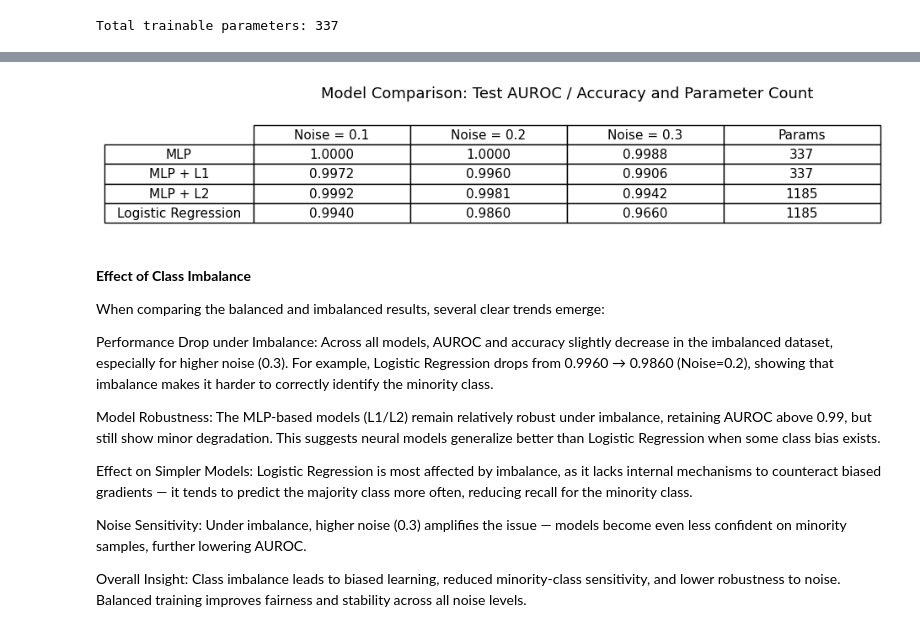
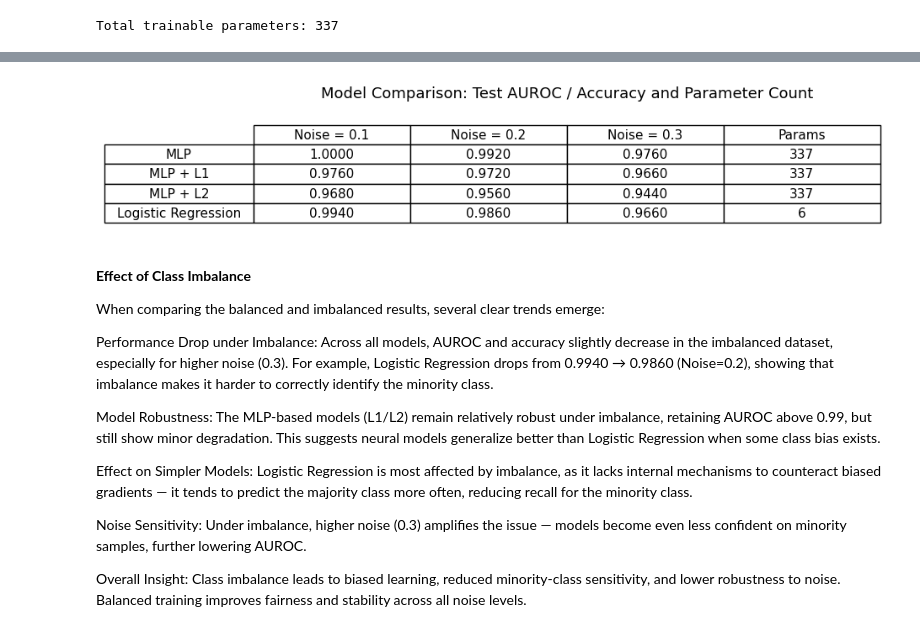
Before and after one commit to tirthshah2504/ES335-Assignment-3, a Jupyter notebook: Task2(IB).ipynb, the cells around one changed output, grey strips where cells are left out. Cells and saved outputs as stored; diff of their text form; code cells hidden in the pictures.

```diff
--- a/Task2(IB).ipynb
+++ b/Task2(IB).ipynb
@@ -712,45 +732,45 @@ import matplotlib.pyplot as plt
 
 # --- Model performance data ---
 models = ["MLP", "MLP + L1", "MLP + L2", "Logistic Regression"]
 
-noise_01 = [1.0000, 0.9972, 0.9992, 0.9940]
-noise_02 = [1.0000, 0.9960, 0.9981, 0.9860]
-noise_03 = [0.9988, 0.9906, 0.9942, 0.9660]
-params = [337, 337, 1185, 1185]
+noise_01 = [1.0000, 0.9760, 0.9680, 0.9940]
+noise_02 = [0.9920, 0.9720, 0.9560, 0.9860]
+noise_03 = [0.9760, 0.9660, 0.9440, 0.9660]
+params = [337, 337, 337, 6]
 
 # --- Create the table data ---
 table_data = []
 for i in range(len(models)):
     table_data.append([
         f"{noise_01[i]:.4f}",
         f"{noise_02[i]:.4f}",
         f"{noise_03[i]:.4f}",
         str(params[i])
     ])
 
 # --- Plot table ---
 fig, ax = plt.subplots(figsize=(8, 2))
 ax.axis("off")
 
 columns = ["Noise = 0.1", "Noise = 0.2", "Noise = 0.3", "Params"]
 table = ax.table(cellText=table_data, colLabels=columns, rowLabels=models,
                  loc="center", cellLoc="center", rowLoc="center")
 
 table.auto_set_font_size(False)
 table.set_fontsize(11)
 table.scale(1.2, 1.4)
 
 ax.set_title("Model Comparison: Test AUROC / Accuracy and Parameter Count", fontsize=13, pad=10)
 plt.show()
 # %% [output]
-[figure, old version]
+[figure, new version]
 # %% [markdown]
 **Effect of Class Imbalance**
 
 When comparing the balanced and imbalanced results, several clear trends emerge:
 
 Performance Drop under Imbalance:
-Across all models, AUROC and accuracy slightly decrease in the imbalanced dataset, especially for higher noise (0.3). For example, Logistic Regression drops from 0.9960 → 0.9860 (Noise=0.2), showing that imbalance makes it harder to correctly identify the minority class.
+Across all models, AUROC and accuracy slightly decrease in the imbalanced dataset, especially for higher noise (0.3). For example, Logistic Regression drops from 0.9940 → 0.9860 (Noise=0.2), showing that imbalance makes it harder to correctly identify the minority class.
 
 Model Robustness:
 The MLP-based models (L1/L2) remain relatively robust under imbalance, retaining AUROC above 0.99, but still show minor degradation. This suggests neural models generalize better than Logistic Regression when some class bias exists.
```
Also changed, not shown: parts of 8 cells of this notebook, 1 other file.
